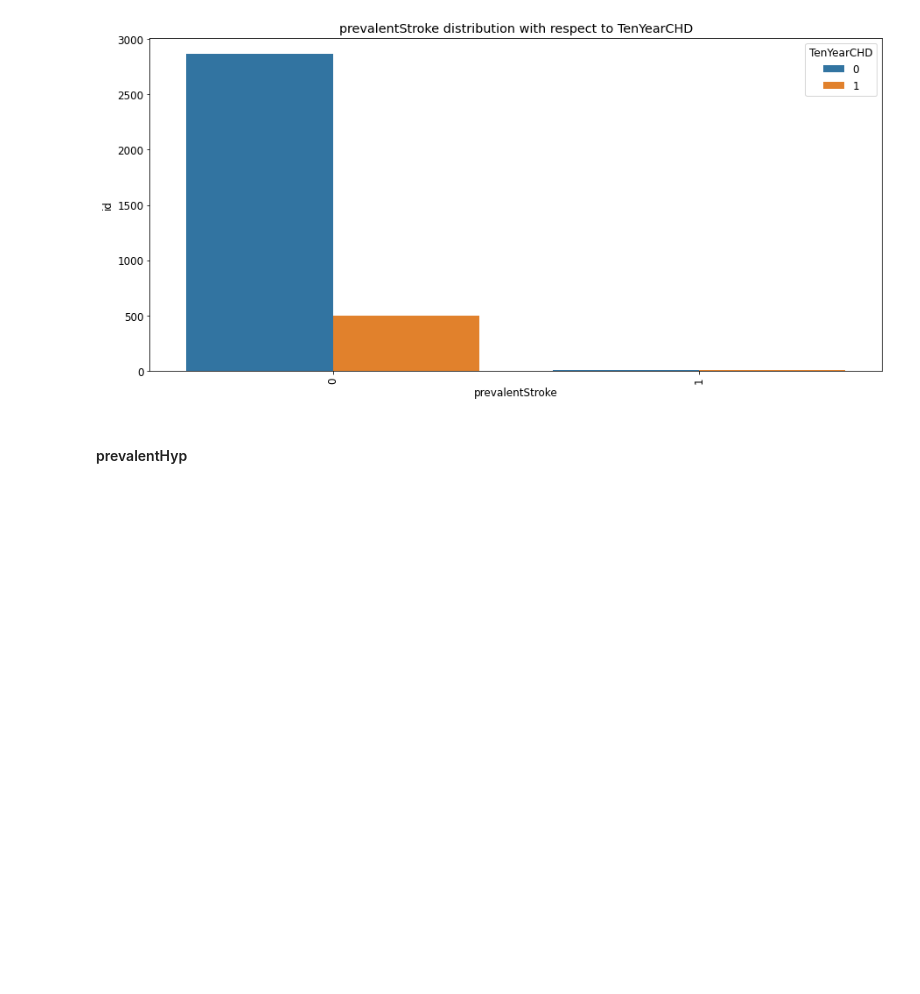
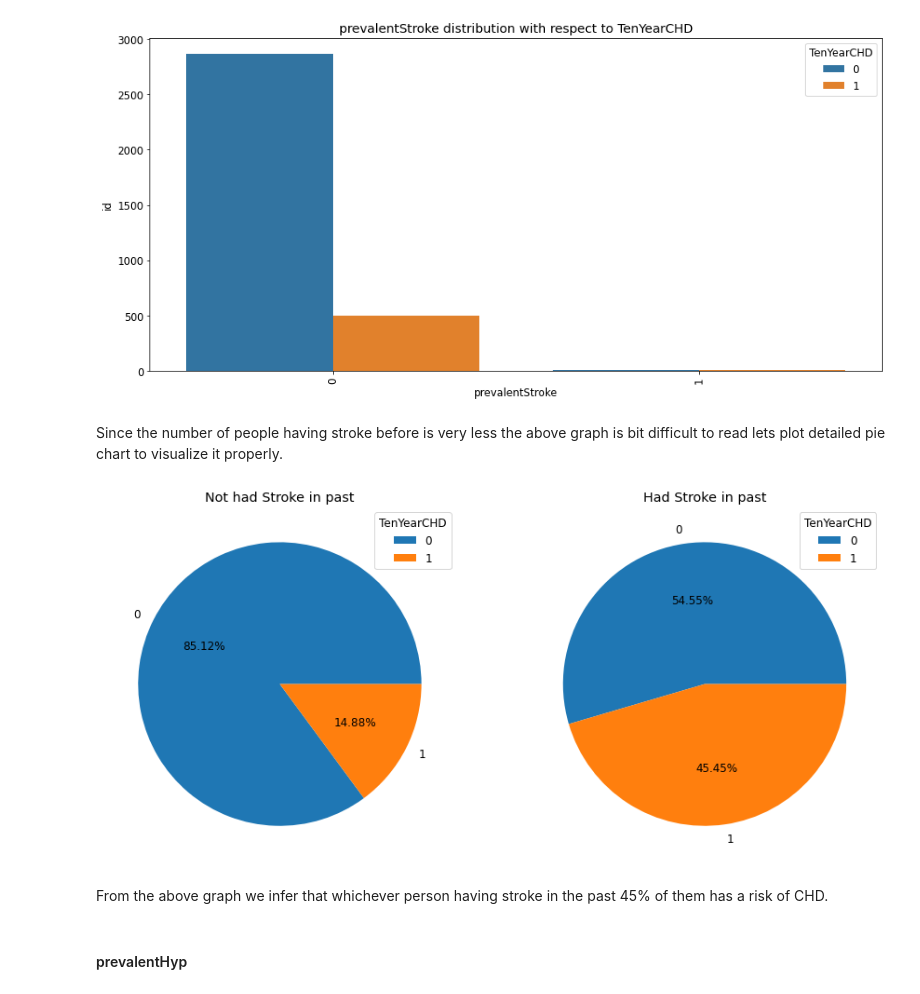
Before and after one commit to Prashant-Shaw/Cardiovascular_Risk_Prediction, a Jupyter notebook: Cardiovascular_Risk_Prediction_Capstone_Project.ipynb, the cells around one changed output. Cells and saved outputs as stored; diff of their text form; code cells hidden in the pictures; blank space fills up the shorter version.

```diff
--- a/Cardiovascular_Risk_Prediction_Capstone_Project.ipynb
+++ b/Cardiovascular_Risk_Prediction_Capstone_Project.ipynb
@@ -588,6 +688,15 @@ pie_chart("prevalentStroke")
 bar_wrt_TenYearCHD("prevalentStroke")
 # %% [output]
 [figure]
+# %% [markdown]
+Since the number of people having stroke before is very less the above graph is bit difficult to read lets plot detailed pie chart to visualize it properly.
+# %%
+#Pie chart showing how different classes of BPMeds are distributed among the different classes of TenYearCHD
+detailed_pie('prevalentStroke','Not had Stroke in past','Had Stroke in past')
+# %% [output]
+[figure, added]
+# %% [markdown]
+From the above graph we infer that whichever person having stroke in the past 45% of them has a risk of CHD.
 # %% [markdown]
 #### prevalentHyp
 # %%
```
Also changed, not shown: parts of 172 cells of this notebook.
